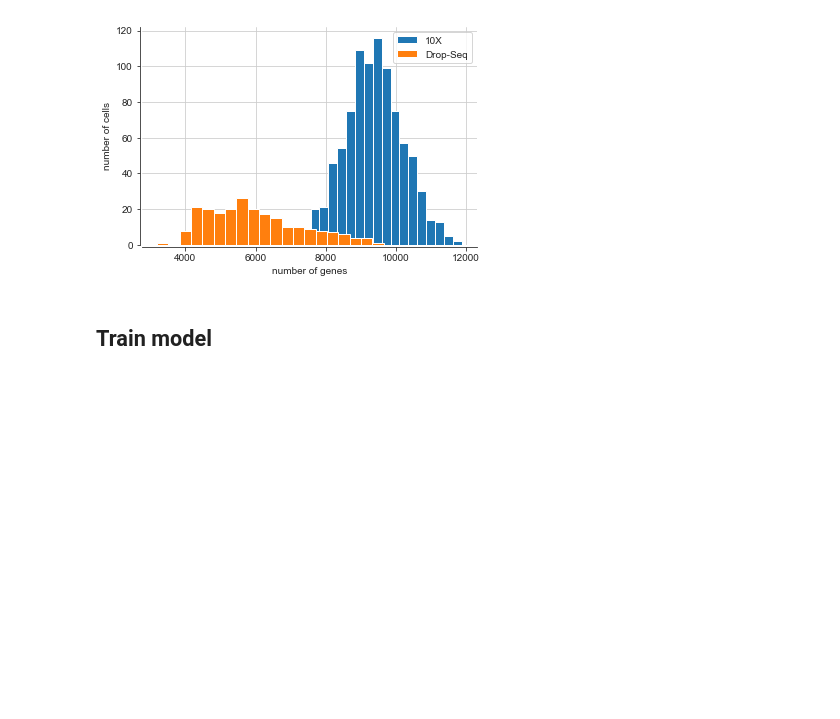
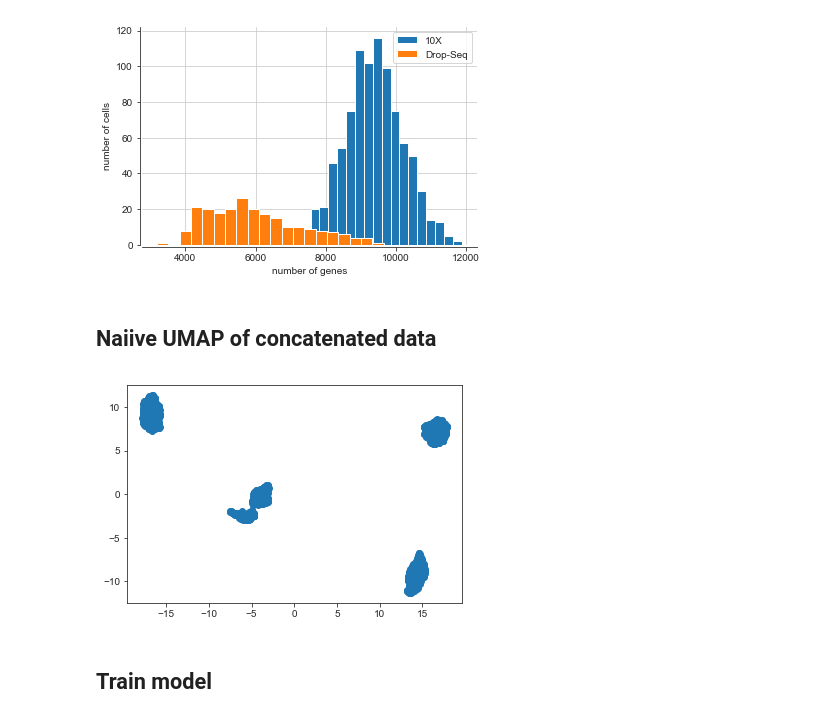
Before and after one commit to cgreene/cellbench-scvi-stuffnthings, a Jupyter notebook: notebooks/Cell-Bench scVI .ipynb, the cells around one changed output. Cells and saved outputs as stored; diff of their text form; code cells hidden in the pictures; blank space fills up the shorter version.

```diff
--- a/notebooks/Cell-Bench scVI .ipynb
+++ b/notebooks/Cell-Bench scVI .ipynb
@@ -133,6 +137,26 @@ plt.legend(['10X', 'Drop-Seq'])
 # %% [output]
 <matplotlib.legend.Legend at 0x...>
 [figure]
+# %% [markdown]
+## Naiive UMAP of concatenated data
+# %%
+x = tenx_sub.loc[:, tenx_sub.columns != 'gene'].values
+y = drop_sub.loc[:, drop_sub.columns != 'gene'].values
+xy = np.concatenate([x, y], axis=1).T
+
+emb = umap_latent(xy)
+
+res = pd.DataFrame(emb)
+res = res.rename(columns = {0:'x', 1:'y'})
+cell_line = list(tenx_cols.cell_line.values) + list(drop_cols.cell_line.values)
+res['cell_line'] = cell_line
+res['tech'] = '10X'
+res.loc[0:902, 'tech'] = '10X'
+res.loc[902:, 'tech'] = 'DropSeq'
+
+res.to_csv('/Users/dganguli/Desktop/cell_bench_no_scvi.csv')
+# %% [output]
+[figure, added]
 # %% [markdown]
 ## Train model
 # %% [markdown]
```
Also changed, not shown: parts of 12 cells of this notebook, 1 other file.
